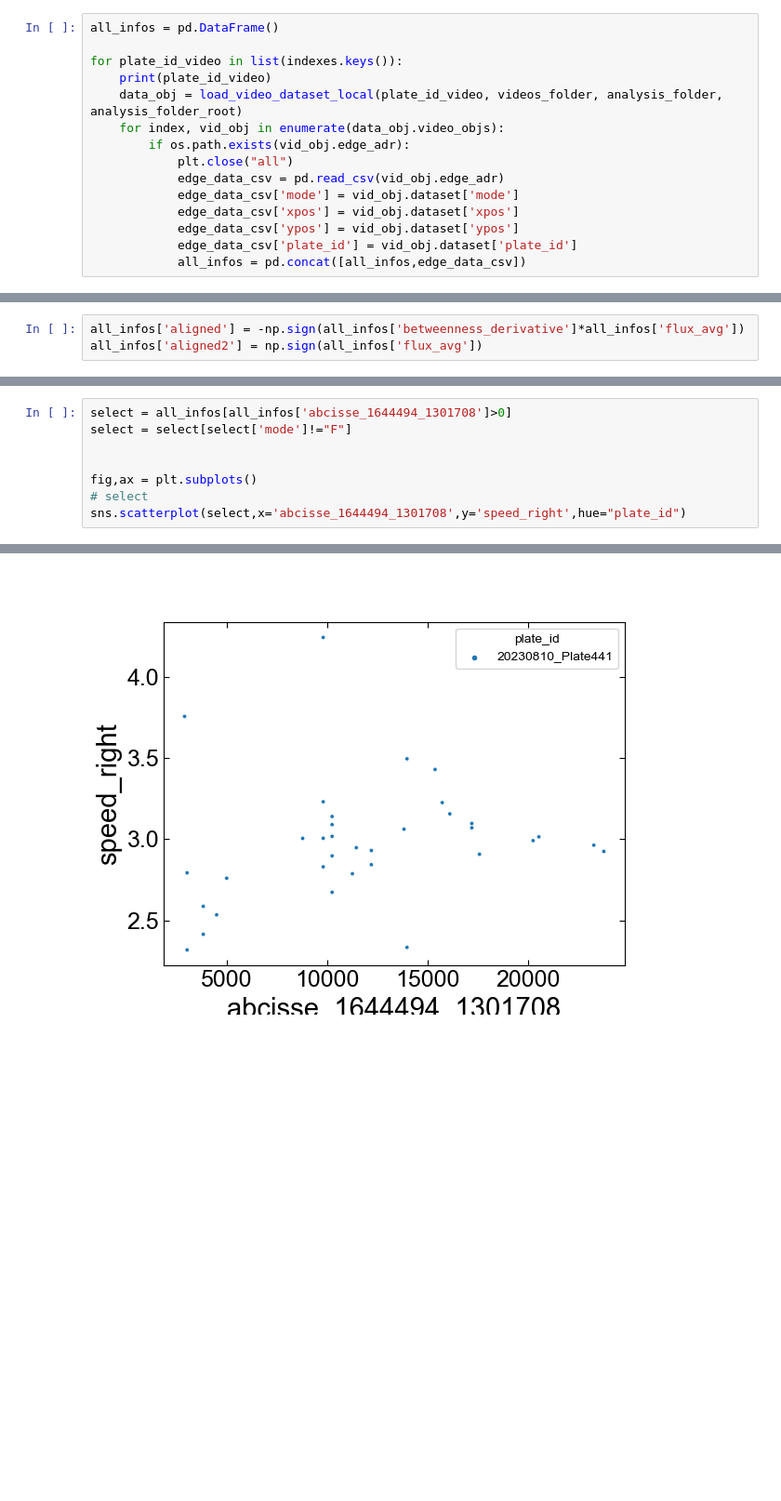
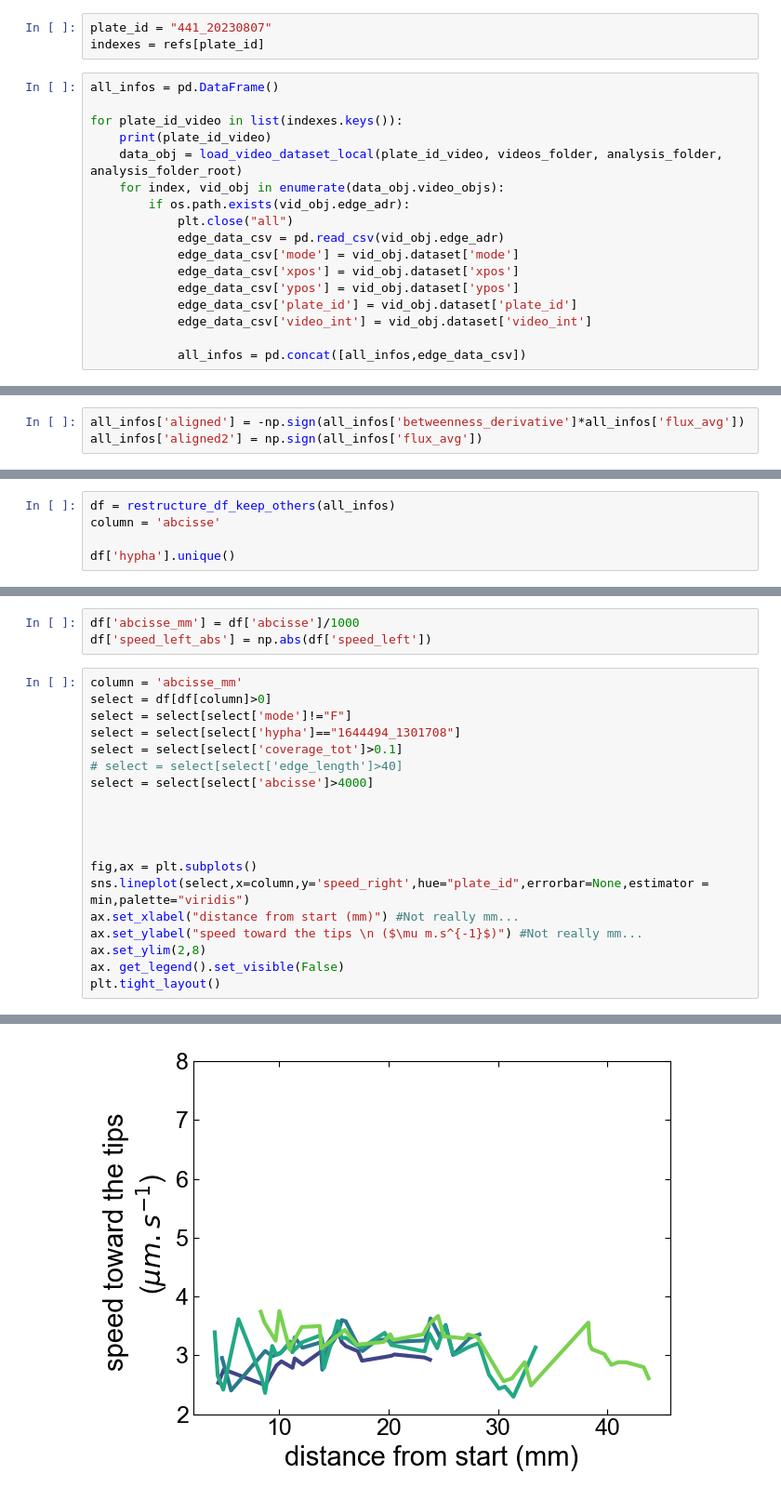
Before and after one commit to Cocopyth/local_amf, a Jupyter notebook: transport_paper/hyphal_abcisse.ipynb, the cells around one changed output, grey strips where cells are left out. Shown at 93% size. Cells and saved outputs as stored; diff of their text form; blank space fills up the shorter version.

Commit message:
saved preliminary plot transport paper

```diff
--- a/transport_paper/hyphal_abcisse.ipynb
+++ b/transport_paper/hyphal_abcisse.ipynb
@@ -36,3 +46,6 @@ indexes = {
+# %%
+plate_id = "441_20230807"
+indexes = refs[plate_id]
 # %%
 all_infos = pd.DataFrame()
 
@@ -47,6 +60,8 @@ for plate_id_video in list(indexes.keys()):
             edge_data_csv['xpos'] = vid_obj.dataset['xpos']
             edge_data_csv['ypos'] = vid_obj.dataset['ypos']
             edge_data_csv['plate_id'] = vid_obj.dataset['plate_id']
+            edge_data_csv['video_int'] = vid_obj.dataset['video_int']
+
             all_infos = pd.concat([all_infos,edge_data_csv])
 # %% [output]
 20230810_Plate441
@@ -104,0 +141,5 @@ Index(['Unnamed: 0', 'edge_name', 'edge_length', 'straight_length',
+# %%
+df = restructure_df_keep_others(all_infos)
+column = 'abcisse'
+
+df['hypha'].unique()
@@ -105,9 +148,23 @@ Index(['Unnamed: 0', 'edge_name', 'edge_length', 'straight_length',
+# %%
+df['abcisse_mm'] = df['abcisse']/1000
+df['speed_left_abs'] = np.abs(df['speed_left'])
 # %%
-select = all_infos[all_infos['abcisse_1644494_1301708']>0]
+column = 'abcisse_mm'
+select = df[df[column]>0]
 select = select[select['mode']!="F"]
+select = select[select['hypha']=="1644494_1301708"]
+select = select[select['coverage_tot']>0.1]
+# select = select[select['edge_length']>40]
+select = select[select['abcisse']>4000]
+
+
 
 
 fig,ax = plt.subplots()
-# select
-sns.scatterplot(select,x='abcisse_1644494_1301708',y='speed_right',hue="plate_id")
+sns.lineplot(select,x=column,y='speed_right',hue="plate_id",errorbar=None,estimator = min,palette="viridis")
+ax.set_xlabel("distance from start (mm)") #Not really mm...
+ax.set_ylabel("speed toward the tips \n ($\mu m.s^{-1}$)") #Not really mm...
+ax.set_ylim(2,8)
+ax. get_legend().set_visible(False)
+plt.tight_layout()
 # %% [output]
@@ -115 +171 @@ sns.scatterplot(select,x='abcisse_1644494_1301708',y='speed_right',hue="plate_id
-[figure, old version]
+[figure, new version]
```
Also changed, not shown: parts of 22 cells of this notebook, 30 other files.
